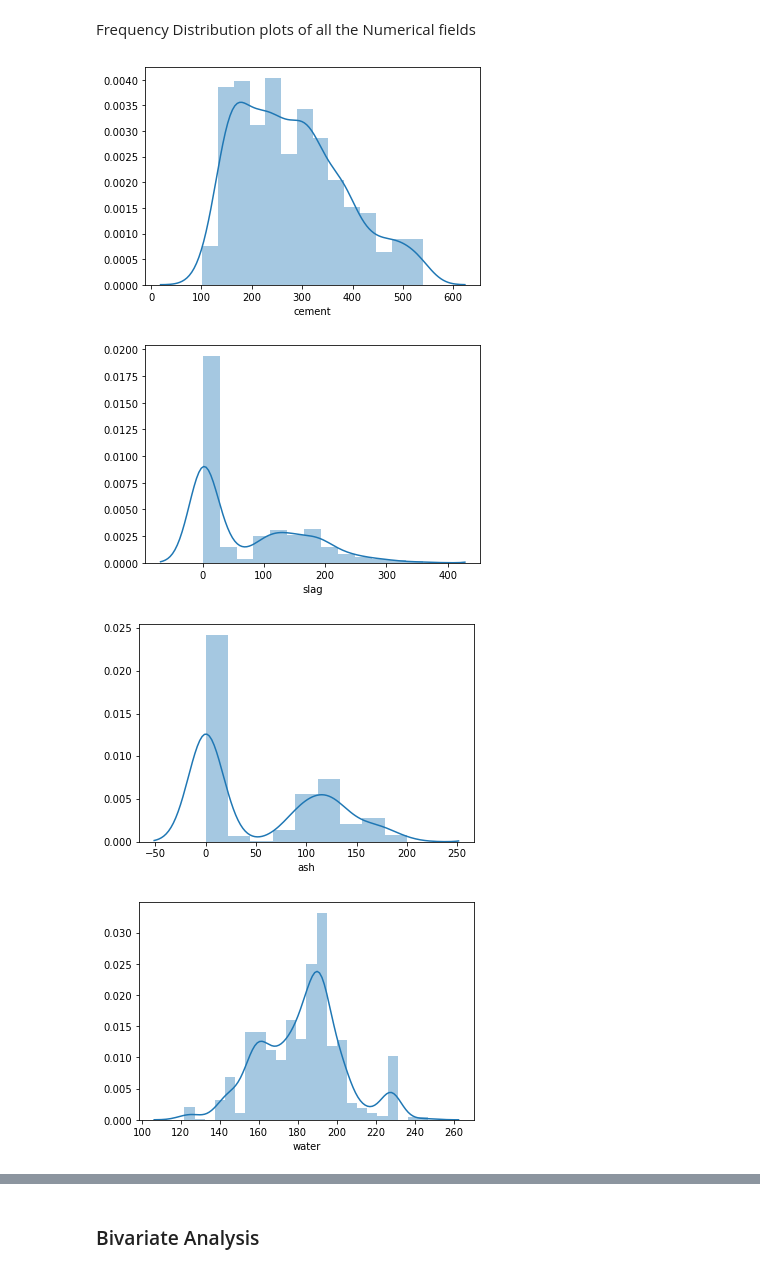
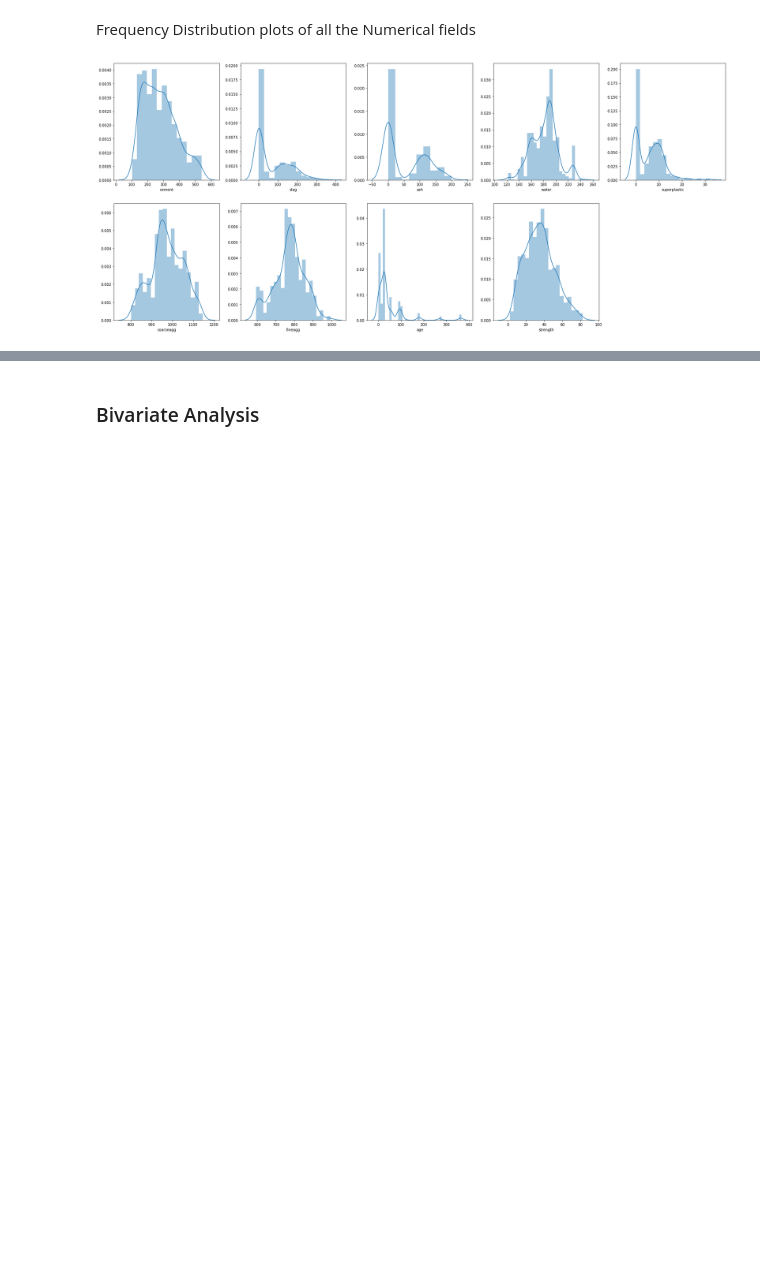
Before and after one commit to bharnats/Concrete-Strength-Prediction, a Jupyter notebook: ConcreteStrength_Regression.ipynb, the cells around one changed output, grey strips where cells are left out. Saved outputs shown, nothing was run; the diff lists cells and outputs as text; code cells hidden in the pictures; blank space fills up the shorter version.

Commit message:
Model comparison and Images folder

```diff
--- a/ConcreteStrength_Regression.ipynb
+++ b/ConcreteStrength_Regression.ipynb
@@ -110,11 +110,11 @@ df.shape
 # %% [markdown]
 Frequency Distribution plots of all the Numerical fields
 # %%
+plt.figure(figsize=(30,20))
+pos=1
 for i in df.columns:
+    plt.subplot(3,5,pos)
     sns.distplot(df[i])
-    plt.show()
+    pos=pos+1
 # %% [output]
-[figure, old version]
+[figure, new version]
-[figure, removed]
-[figure, removed]
-[figure, removed]
```
Also changed, not shown: parts of 19 cells of this notebook, 2 other files.
